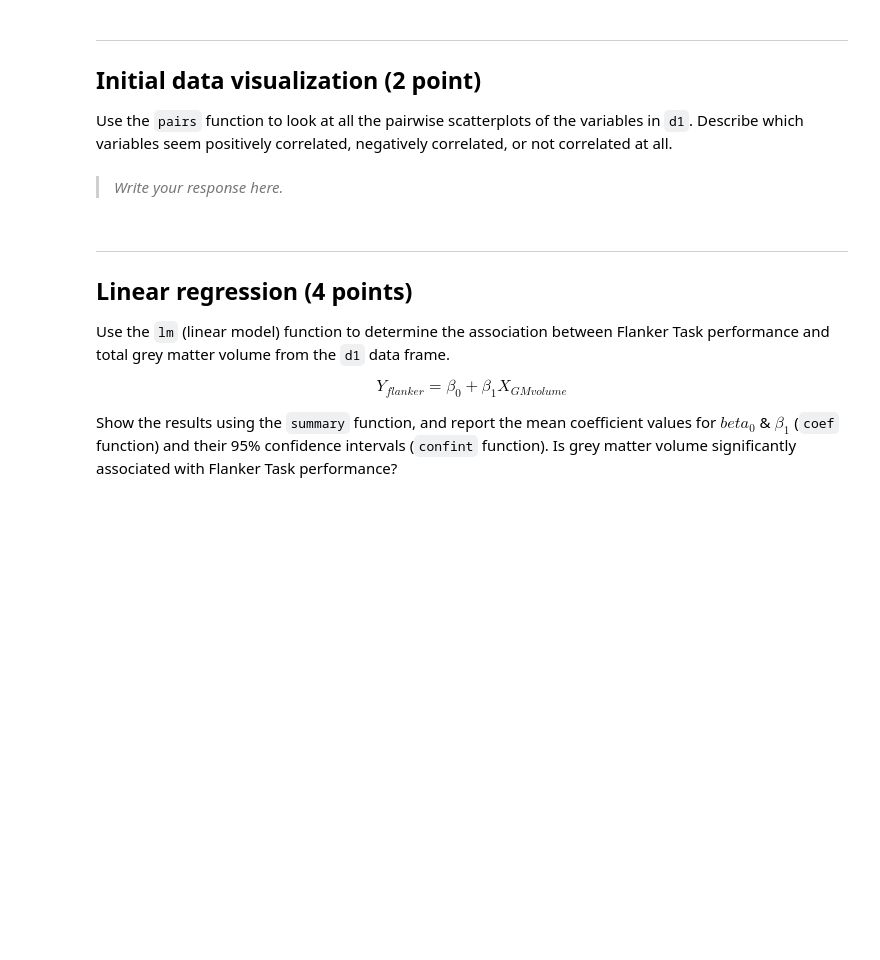
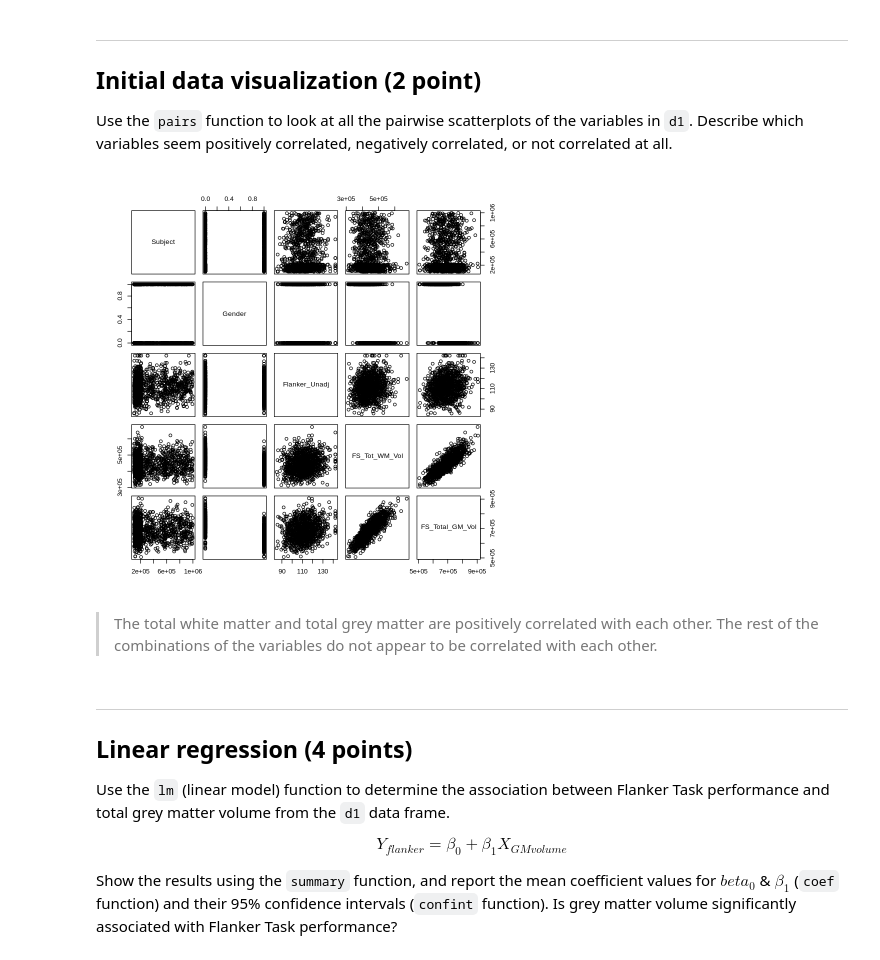
Before and after one commit to CoAxLab/DataSciencePsychNeuro, a Jupyter notebook: Homeworks/Homework4.ipynb, the cells around one changed output. Drawn from its saved outputs; the diff is of its cells as text; code cells hidden in the pictures; blank space fills up the shorter version.

```diff
--- a/Homeworks/Homework4.ipynb
+++ b/Homeworks/Homework4.ipynb
@@ -19,0 +18,11 @@ Use the `head` function to look at the first few rows of each data frame.
+# %%
+system("gdown --id 1ebJ2y4NuAcCD70-_v9DrIveuRN9qNr9G")
+HCP_data = read.csv("unrestricted_trimmed_1_7_2020_10_50_44.csv")
+
+install.packages('broom')
+library(tidyverse)
+library(ggplot2)
+library(broom)
+
+
+head(HCP_data)
@@ -19,0 +41,6 @@ Use the `head` function to look at the first few rows of each data frame.
+# %%
+d1 <- HCP_data %>%
+                  select(Subject, Gender, Flanker_Unadj, FS_Tot_WM_Vol, FS_Total_GM_Vol) %>%
+                  drop_na() %>%
+                  mutate(Gender = ifelse(Gender == "F", 1, 0))
+head(d1)
@@ -27,5 +62,9 @@ Use the `pairs` function to look at all the pairwise scatterplots of the variabl
-# %% [markdown]
-> *Write your response here.*
+# %%
+pairs(d1)
+# %% [output]
+[figure, added]
+# %% [markdown]
+> The total white matter and total grey matter are positively correlated with each other. The rest of the combinations of the variables do not appear to be correlated with each other.
 # %% [markdown]
 ---
 ## Linear regression (4 points)
```
Also changed, not shown: parts of 13 cells of this notebook.
